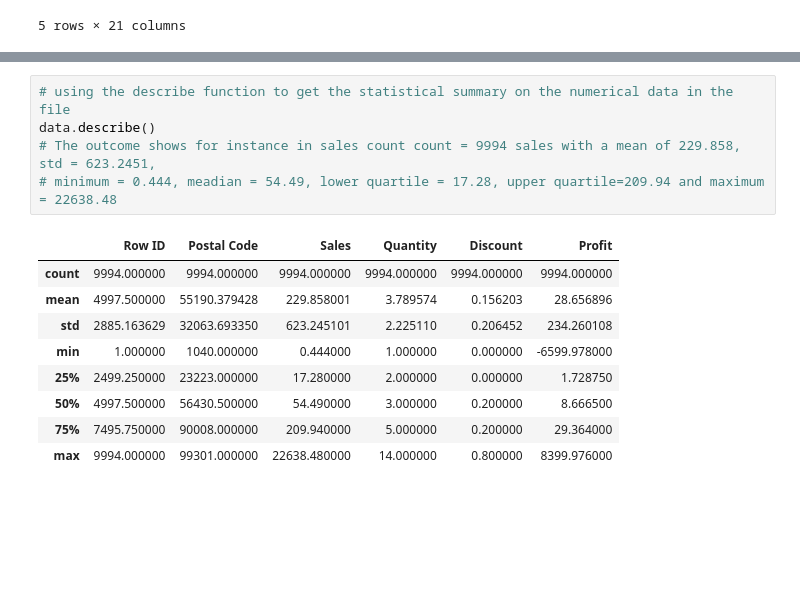
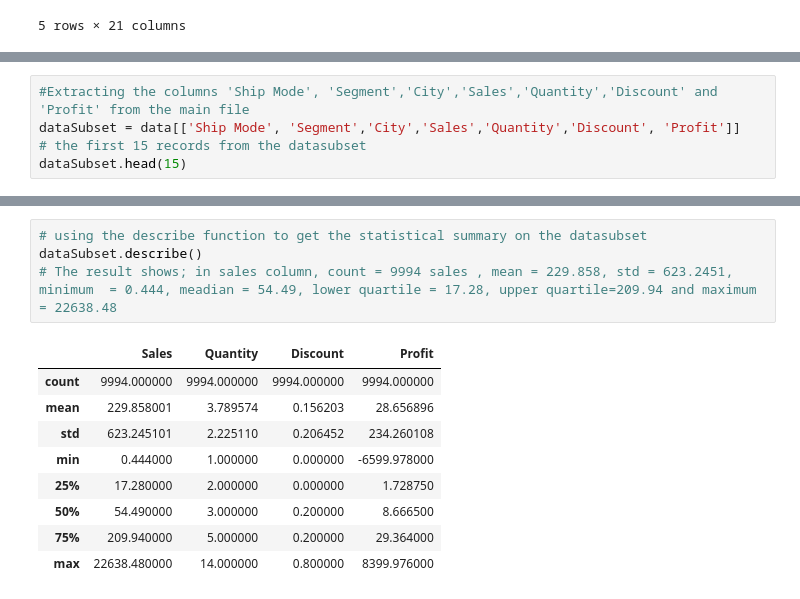
Before and after one commit to JMurage/Sales_analysis, a Jupyter notebook: Sale_analysis.ipynb, the cells around one changed output, grey strips where cells are left out. Saved outputs shown, nothing was run; the diff lists cells and outputs as text; blank space fills up the shorter version.

Commit message:
Add code to Sales analysis

```diff
--- a/Sale_analysis.ipynb
+++ b/Sale_analysis.ipynb
@@ -40,3 +40,8 @@ Data columns (total 21 columns):
  20  Profit         9994 non-null   float64
 dtypes: float64(3), int64(3), object(15)
 memory usage: 1.6+ MB
+# %%
+#Extracting the columns 'Ship Mode', 'Segment','City','Sales','Quantity','Discount' and 'Profit' from the main file
+dataSubset = data[['Ship Mode', 'Segment','City','Sales','Quantity','Discount', 'Profit']]
+# the first 15 records from the datasubset
+dataSubset.head(15)
@@ -43,15 +65,14 @@ memory usage: 1.6+ MB
 # %%
-# using the describe function to get the statistical summary on the numerical data in the file
-data.describe()
-# The outcome shows for instance in sales count count = 9994 sales with a mean of 229.858, std = 623.2451,
-# minimum = 0.444, meadian = 54.49, lower quartile = 17.28, upper quartile=209.94 and maximum = 22638.48
+# using the describe function to get the statistical summary on the datasubset
+dataSubset.describe()
+# The result shows; in sales column, count = 9994 sales , mean = 229.858, std = 623.2451, minimum  = 0.444, meadian = 54.49, lower quartile = 17.28, upper quartile=209.94 and maximum = 22638.48
 # %% [output]
-|  | Row ID | Postal Code | Sales | Quantity | Discount | Profit |
-| count | 9994.000000 | 9994.000000 | 9994.000000 | 9994.000000 | 9994.000000 | 9994.000000 |
-| mean | 4997.500000 | 55190.379428 | 229.858001 | 3.789574 | 0.156203 | 28.656896 |
-| std | 2885.163629 | 32063.693350 | 623.245101 | 2.225110 | 0.206452 | 234.260108 |
-| min | 1.000000 | 1040.000000 | 0.444000 | 1.000000 | 0.000000 | -6599.978000 |
-| 25% | 2499.250000 | 23223.000000 | 17.280000 | 2.000000 | 0.000000 | 1.728750 |
-| 50% | 4997.500000 | 56430.500000 | 54.490000 | 3.000000 | 0.200000 | 8.666500 |
-| 75% | 7495.750000 | 90008.000000 | 209.940000 | 5.000000 | 0.200000 | 29.364000 |
-| max | 9994.000000 | 99301.000000 | 22638.480000 | 14.000000 | 0.800000 | 8399.976000 |
+|  | Sales | Quantity | Discount | Profit |
+| count | 9994.000000 | 9994.000000 | 9994.000000 | 9994.000000 |
+| mean | 229.858001 | 3.789574 | 0.156203 | 28.656896 |
+| std | 623.245101 | 2.225110 | 0.206452 | 234.260108 |
+| min | 0.444000 | 1.000000 | 0.000000 | -6599.978000 |
+| 25% | 17.280000 | 2.000000 | 0.000000 | 1.728750 |
+| 50% | 54.490000 | 3.000000 | 0.200000 | 8.666500 |
+| 75% | 209.940000 | 5.000000 | 0.200000 | 29.364000 |
+| max | 22638.480000 | 14.000000 | 0.800000 | 8399.976000 |
```
Also changed, not shown: parts of 9 cells of this notebook.
